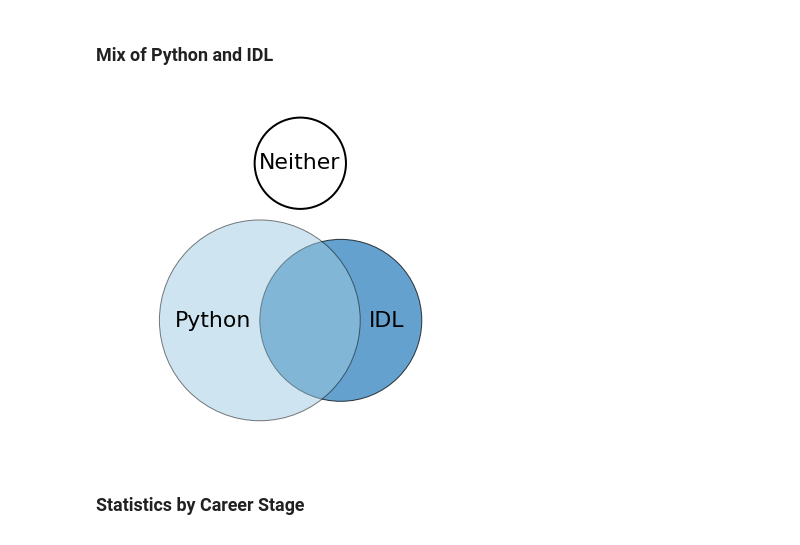
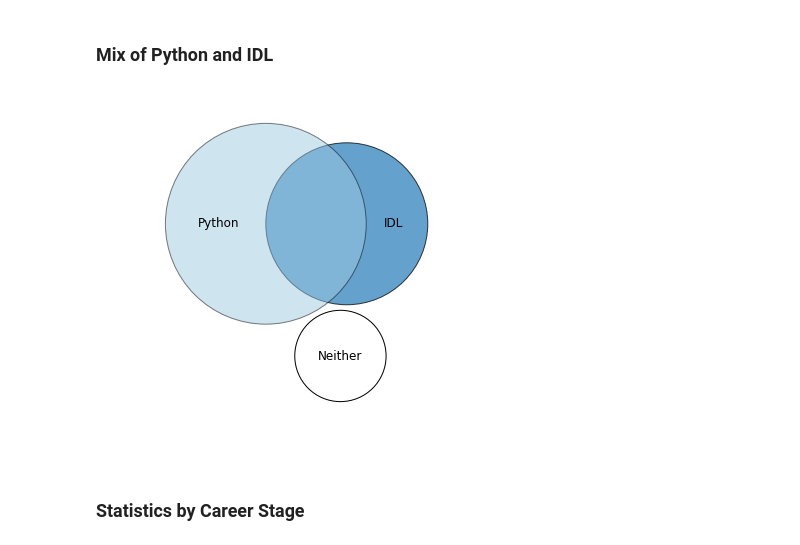
Before and after one commit to eteq/software_survey_analysis, a Jupyter notebook: software_survey.ipynb, the cells around one changed output. Saved outputs shown, nothing was run; the diff lists cells and outputs as text; code cells hidden in the pictures.

```diff
--- a/software_survey.ipynb
+++ b/software_survey.ipynb
@@ -322,40 +324,40 @@ def circle_sep_to_overlap_area(d, r1=pyrad, r2=idlrad):
     r2 = np.array(r2)
 
     swap = r1 > r2
     r1t = r1.copy()
     r2t = r2.copy()
     r1[swap] = r2t[swap]
     r2[swap] = r1t[swap]
 
     term1 = r1**2 * np.arccos((d**2+r1**2-r2**2)/(2*d*r1))
     term2 = r2**2 * np.arccos((d**2+r2**2-r1**2)/(2*d*r2))
     term3 = -0.5*np.sqrt((-d+r1+r2)*(d+r1-r2)*(d-r1+r2)*(d+r1+r2))
     res = np.array(term1 + term2+ term3)
     res[d<(r2-r1)] = np.pi*r1**2
     res[d>(r1+r2)] = 0
     return res
 
 sep = optimize.leastsq(lambda d:nboth-circle_sep_to_overlap_area(d), (pyrad+idlrad)/2)[0]
 
 
 plt.figure(figsize=(6, 6))
 ax = plt.axes()
 ax.axis('off')
-ax.add_artist(plt.Circle((sep/2,0), idlrad, facecolor='#3182bd', alpha=.75, edgecolor='k'))
-ax.add_artist(plt.Circle((-sep/2,0), pyrad, facecolor='#9ecae1', alpha=.5, edgecolor='k'))
-ax.add_artist(plt.Circle((0, sep*.7 + pyrad), neitherrad, facecolor='none', alpha=1, lw=2, edgecolor='k'))
+ax.add_artist(plt.Circle((sep/2,15), idlrad, facecolor='#3182bd', alpha=.75, edgecolor='k'))
+ax.add_artist(plt.Circle((-sep/2,15), pyrad, facecolor='#9ecae1', alpha=.5, edgecolor='k'))
+ax.add_artist(plt.Circle((5.3, sep*.8 - pyrad), neitherrad, facecolor='none', alpha=1, lw=1, edgecolor='k'))
 #plt.text(0,0, 'Both',ha='center', va='center', fontsize=24)
-plt.text(sep+1,0, 'IDL',ha='center', va='center', fontsize=22)
-plt.text(-sep-1,0, 'Python',ha='center', va='center', fontsize=22)
-plt.text(0, sep*.7 + pyrad, 'Neither',ha='center', va='center', fontsize=22)
+plt.text(sep+1,15, 'IDL',ha='center', va='center', fontsize=12)
+plt.text(-sep-1,15, 'Python',ha='center', va='center', fontsize=12)
+plt.text(5.3, sep*.8 - pyrad, 'Neither',ha='center', va='center', fontsize=12)
 
 
 plt.xlim(-27, 25)
 plt.ylim(-17, 35)
 
 plt.savefig('venn_pyidl.png')
 # %% [output]
-[figure, old version]
+[figure, new version]
 # %% [markdown]
 ### Statistics by Career Stage
 # %%
```
Also changed, not shown: parts of 16 cells of this notebook.
